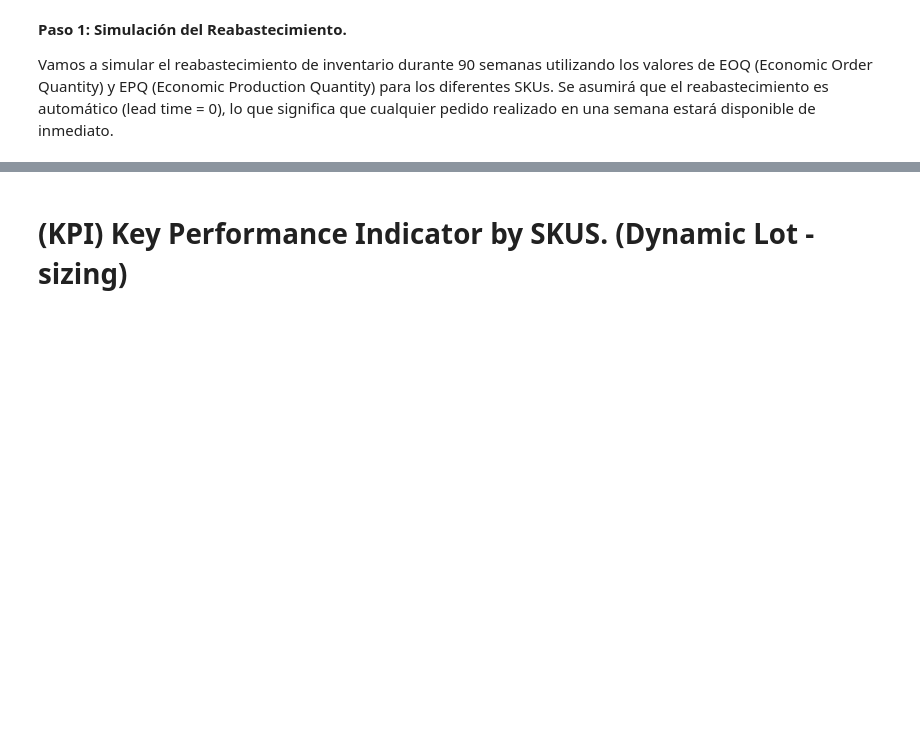
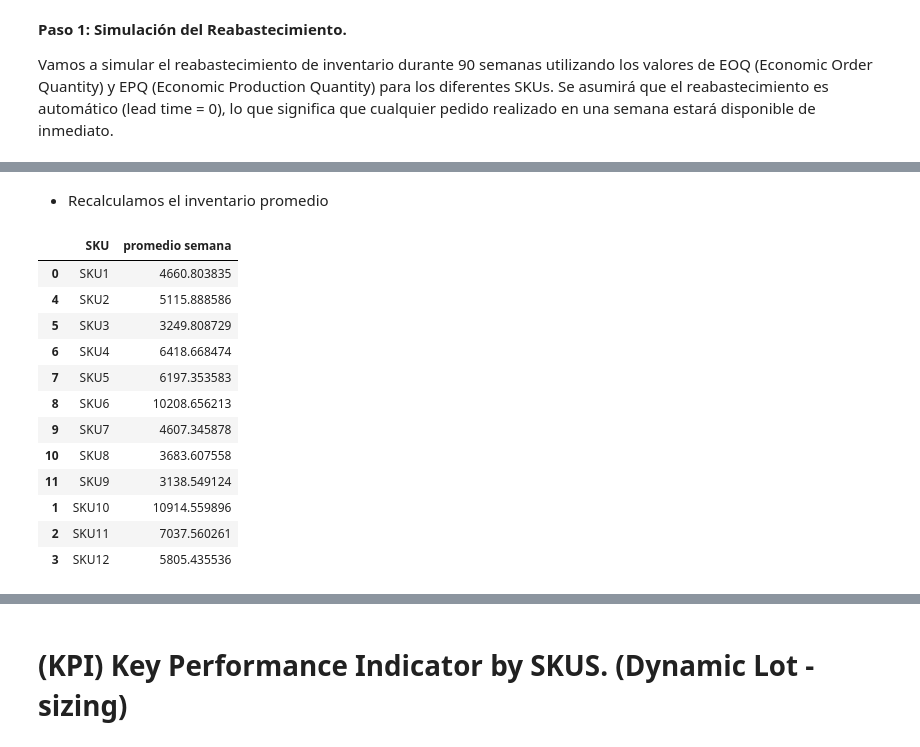
Before and after one commit to Geoffrey0pv/Inventory-management, a Jupyter notebook: model/Inventory_Managment.ipynb, the cells around one changed output, grey strips where cells are left out. Cells and saved outputs as stored; diff of their text form; code cells hidden in the pictures; blank space fills up the shorter version.

```diff
--- a/Inventory_Managment.ipynb
+++ b/model/Inventory_Managment.ipynb
@@ -997,0 +1059,30 @@ df.head(1000)
+# %% [markdown]
+* Recalculamos el inventario promedio
+# %%
+# Calcular el promedio del inventario final por SKU una vez q ya aplicamos los EOQ´s Y EPQ´s
+average_inventory = Inventory_EPQ_EOQ_Simulation.groupby('SKU')['Inv Final'].mean().reset_index()
+average_inventory.rename(columns={'Inv Final': 'promedio semana'}, inplace=True)
+
+# Extraer el número después de 'SKU'
+average_inventory['SKU Number'] = pedido_counts['SKU'].str.extract('(\d+)').astype(int)
+# Ordenar el DataFrame por la columna 'SKU Number'
+average_inventory = average_inventory.sort_values(by='SKU Number')
+
+# Opcional: Eliminar la columna 'SKU Number' si ya no se necesita
+average_inventory = average_inventory.drop(columns=['SKU Number'])
+
+average_inventory
+# %% [output]
+|  | SKU | promedio semana |
+| 0 | SKU1 | 4660.803835 |
+| 4 | SKU2 | 5115.888586 |
+| 5 | SKU3 | 3249.808729 |
+| 6 | SKU4 | 6418.668474 |
+| 7 | SKU5 | 6197.353583 |
+| 8 | SKU6 | 10208.656213 |
+| 9 | SKU7 | 4607.345878 |
+| 10 | SKU8 | 3683.607558 |
+| 11 | SKU9 | 3138.549124 |
+| 1 | SKU10 | 10914.559896 |
+| 2 | SKU11 | 7037.560261 |
+| 3 | SKU12 | 5805.435536 |
```
Also changed, not shown: parts of 96 cells of this notebook, 2 other files.
